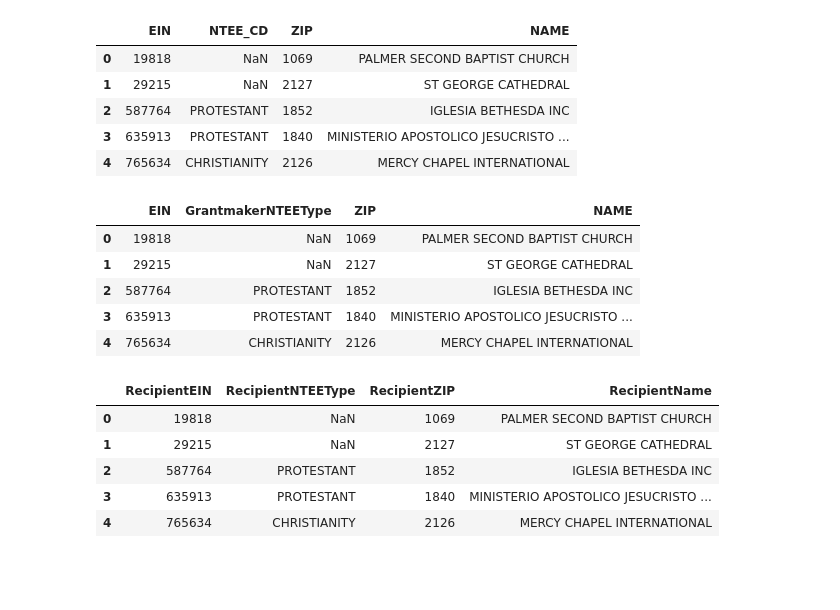
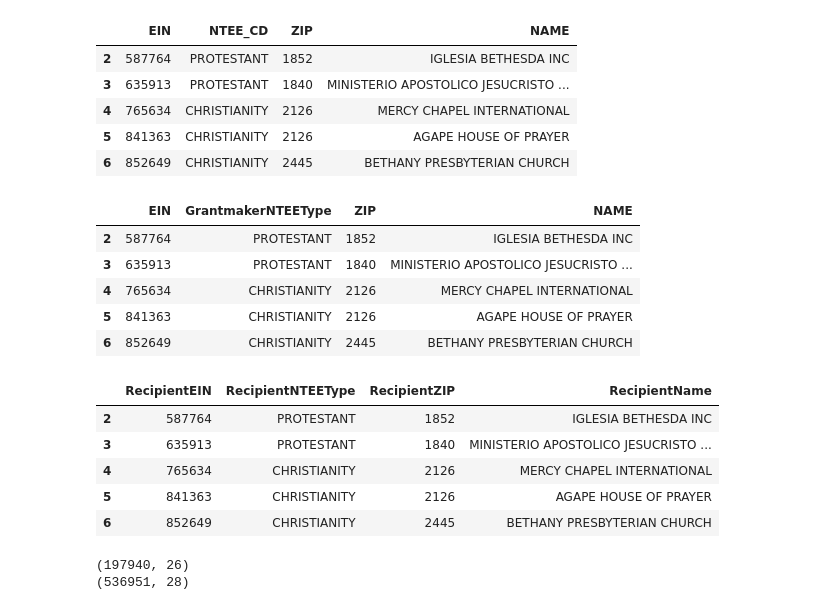
Before and after one commit to AnkitXP/Philanthropy-Southwest-Grants-Analysis, a Jupyter notebook: data_analysis.ipynb, the cells around one changed output. Cells and saved outputs as stored; diff of their text form; code cells hidden in the pictures; blank space fills up the shorter version.

```diff
--- a/data_analysis.ipynb
+++ b/data_analysis.ipynb
@@ -819,4 +825,5 @@ Form_990_COMP = pd.merge(Form_990_RECP, grantmaker_df[['EIN', 'ZIP', 'Grantmaker
 # %%
-eo = pd.read_csv(filepath+'eo.csv', header=0)
+eo = pd.read_csv(filepath+'eo.csv', header=0, na_filter=False)
 # %%
 eo = eo[['EIN', 'NTEE_CD', 'ZIP', 'NAME']]
+eo = eo[(eo != '').all(axis=1)]
@@ -823,41 +844,40 @@ eo = eo[['EIN', 'NTEE_CD', 'ZIP', 'NAME']]
 # %%
 eo['NTEE_CD'] = eo['NTEE_CD'].map(major_map)
 
-eo['ZIP'] = eo['ZIP'].str[:5]
-eo['ZIP'] = eo['ZIP'].astype(float).fillna(0)
-eo['ZIP'] = eo['ZIP'].astype('int')
+eo['ZIP'] = eo['ZIP'].str[:5].astype(int)
+eo.dropna(inplace=True)
+eo = eo.applymap(lambda x: x.upper().strip() if isinstance(x, str) else x)
 
-eo = eo.applymap(lambda x: x.upper().strip() if isinstance(x, str) else x)
 eo.head()
 # %% [output]
 |  | EIN | NTEE_CD | ZIP | NAME |
-| 0 | 19818 | NaN | 1069 | PALMER SECOND BAPTIST CHURCH |
-| 1 | 29215 | NaN | 2127 | ST GEORGE CATHEDRAL |
 | 2 | 587764 | PROTESTANT | 1852 | IGLESIA BETHESDA INC |
 | 3 | 635913 | PROTESTANT | 1840 | MINISTERIO APOSTOLICO JESUCRISTO ... |
 | 4 | 765634 | CHRISTIANITY | 2126 | MERCY CHAPEL INTERNATIONAL |
+| 5 | 841363 | CHRISTIANITY | 2126 | AGAPE HOUSE OF PRAYER |
+| 6 | 852649 | CHRISTIANITY | 2445 | BETHANY PRESBYTERIAN CHURCH |
 # %%
 gm_eo = eo.copy()
 gm_eo.rename(columns = {'NTEE_CD':'GrantmakerNTEEType'}, inplace=True)
 gm_eo.head()
 # %% [output]
 |  | EIN | GrantmakerNTEEType | ZIP | NAME |
-| 0 | 19818 | NaN | 1069 | PALMER SECOND BAPTIST CHURCH |
-| 1 | 29215 | NaN | 2127 | ST GEORGE CATHEDRAL |
 | 2 | 587764 | PROTESTANT | 1852 | IGLESIA BETHESDA INC |
 | 3 | 635913 | PROTESTANT | 1840 | MINISTERIO APOSTOLICO JESUCRISTO ... |
 | 4 | 765634 | CHRISTIANITY | 2126 | MERCY CHAPEL INTERNATIONAL |
+| 5 | 841363 | CHRISTIANITY | 2126 | AGAPE HOUSE OF PRAYER |
+| 6 | 852649 | CHRISTIANITY | 2445 | BETHANY PRESBYTERIAN CHURCH |
 # %%
 rp_eo = eo.copy()
 rp_eo.rename(columns={'EIN':'RecipientEIN', 'NTEE_CD':'RecipientNTEEType', 'NAME': 'RecipientName', 'ZIP':'RecipientZIP'}, inplace=True)
 rp_eo.head()
 # %% [output]
 |  | RecipientEIN | RecipientNTEEType | RecipientZIP | RecipientName |
-| 0 | 19818 | NaN | 1069 | PALMER SECOND BAPTIST CHURCH |
-| 1 | 29215 | NaN | 2127 | ST GEORGE CATHEDRAL |
 | 2 | 587764 | PROTESTANT | 1852 | IGLESIA BETHESDA INC |
 | 3 | 635913 | PROTESTANT | 1840 | MINISTERIO APOSTOLICO JESUCRISTO ... |
 | 4 | 765634 | CHRISTIANITY | 2126 | MERCY CHAPEL INTERNATIONAL |
+| 5 | 841363 | CHRISTIANITY | 2126 | AGAPE HOUSE OF PRAYER |
+| 6 | 852649 | CHRISTIANITY | 2445 | BETHANY PRESBYTERIAN CHURCH |
 # %%
 Form_990_COMP = pd.merge(Form_990_COMP, gm_eo[['EIN', 'GrantmakerNTEEType']], on=['EIN'], how='left')
 Form_990_COMP = pd.merge(Form_990_COMP, rp_eo[['RecipientEIN', 'RecipientNTEEType']], on=['RecipientEIN'], how='left')
@@ -867,3 +894,9 @@ Form_990PF_COMP = pd.merge(Form_990PF_COMP, rp_eo[['RecipientName','RecipientZIP
+# %%
+print(Form_990_COMP.shape)
+print(Form_990PF_COMP.shape)
+# %% [output]
+(197940, 26)
+(536951, 28)
 # %%
 Form_990PF_COMP.columns.to_list()
 # %% [output]
```
Also changed, not shown: parts of 12 cells of this notebook.
